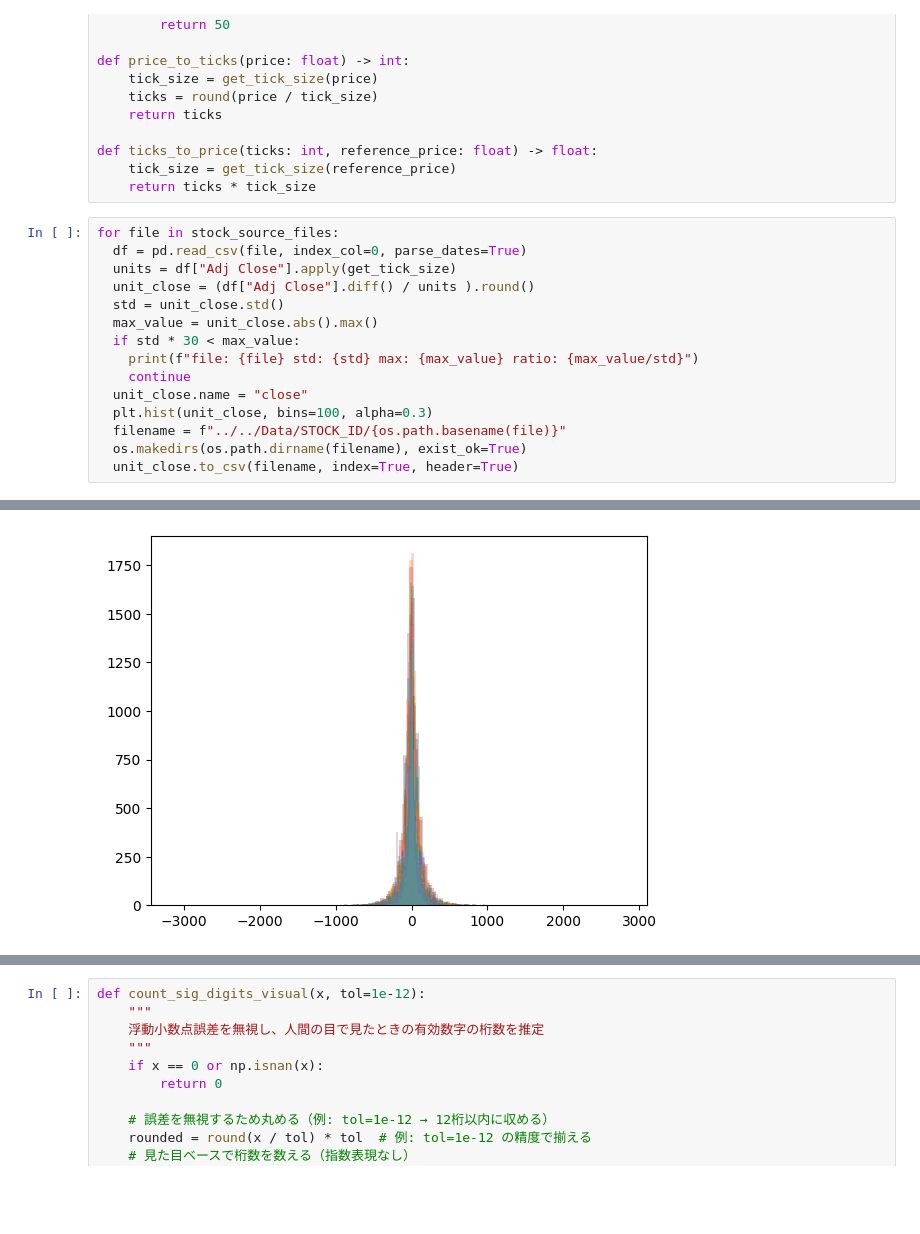
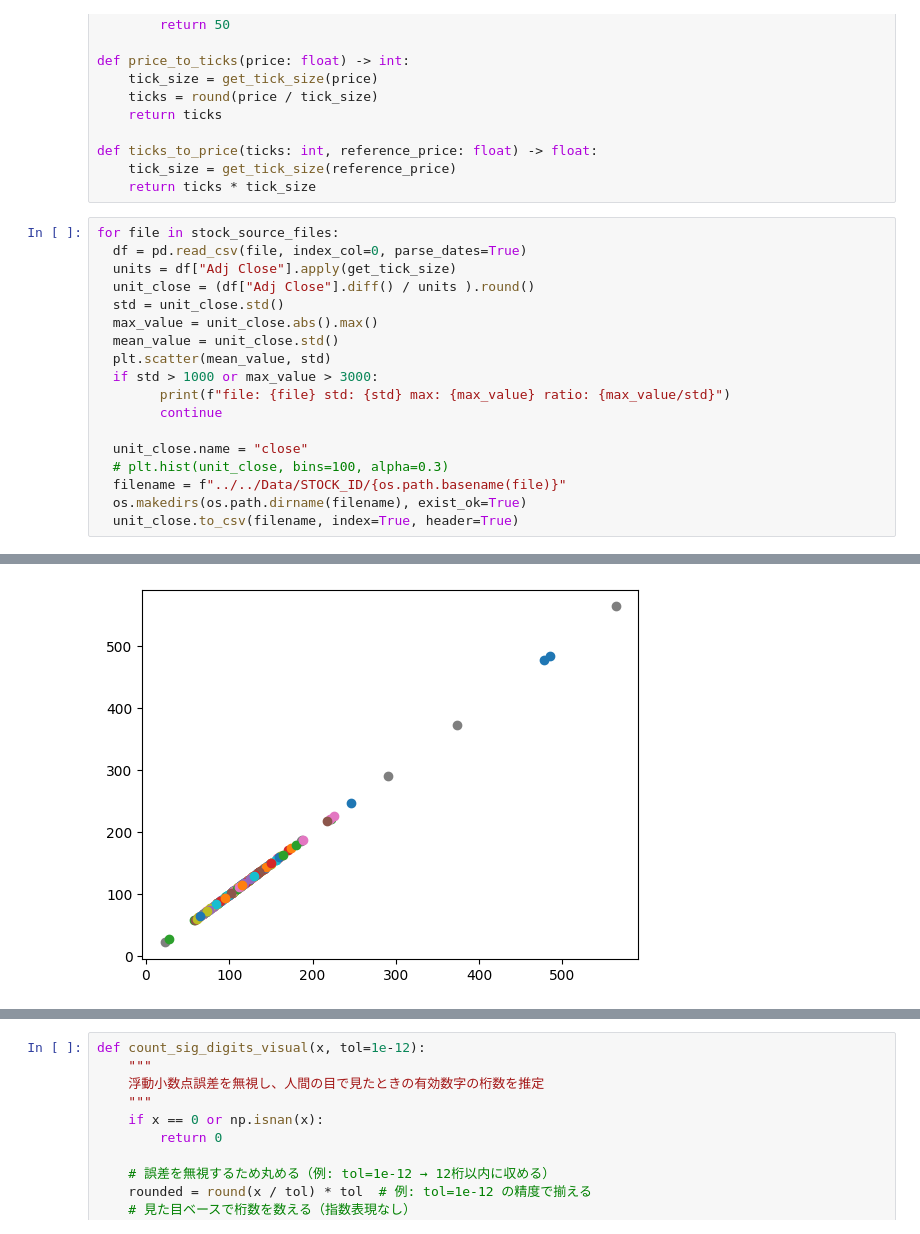
Before and after one commit to Naradice/stocknet_study, a Jupyter notebook: Utility/create_dataset_with_db.ipynb, the cells around one changed output, grey strips where cells are left out. Drawn from its saved outputs; the diff is of its cells as text; blank space fills up the shorter version.

```diff
--- a/Utility/create_dataset_with_db.ipynb
+++ b/Utility/create_dataset_with_db.ipynb
@@ -42,11 +42,14 @@ for file in stock_source_files:
   unit_close = (df["Adj Close"].diff() / units ).round()
   std = unit_close.std()
   max_value = unit_close.abs().max()
-  if std * 30 < max_value:
-    print(f"file: {file} std: {std} max: {max_value} ratio: {max_value/std}")
-    continue
+  mean_value = unit_close.std()
+  plt.scatter(mean_value, std)
+  if std > 1000 or max_value > 3000:
+        print(f"file: {file} std: {std} max: {max_value} ratio: {max_value/std}")
+        continue
+
   unit_close.name = "close"
-  plt.hist(unit_close, bins=100, alpha=0.3)
+  # plt.hist(unit_close, bins=100, alpha=0.3)
   filename = f"../../Data/STOCK_ID/{os.path.basename(file)}"
   os.makedirs(os.path.dirname(filename), exist_ok=True)
   unit_close.to_csv(filename, index=True, header=True)
@@ -67,5 +70,5 @@ file: L:/data/yfinance\yfinance_6971.T_D1.csv std: 173.89508217218338 max: 11900
 file: L:/data/yfinance\yfinance_9022.T_D1.csv std: 180.24867718739492 max: 13368.0 ratio: 74.16420585490347
 file: L:/data/yfinance\yfinance_9107.T_D1.csv std: 188.1223839530757 max: 9107.0 ratio: 48.40997550972777
 file: L:/data/yfinance\yfinance_9432.T_D1.csv std: 477.66479480924664 max: 36377.0 ratio: 76.15591602166745
 file: L:/data/yfinance\yfinance_9983.T_D1.csv std: 163.94706982355862 max: 10990.0 ratio: 67.03382995394514
-[figure, old version]
+[figure, new version]
```
Also changed, not shown: parts of 6 cells of this notebook, 4 other files.
